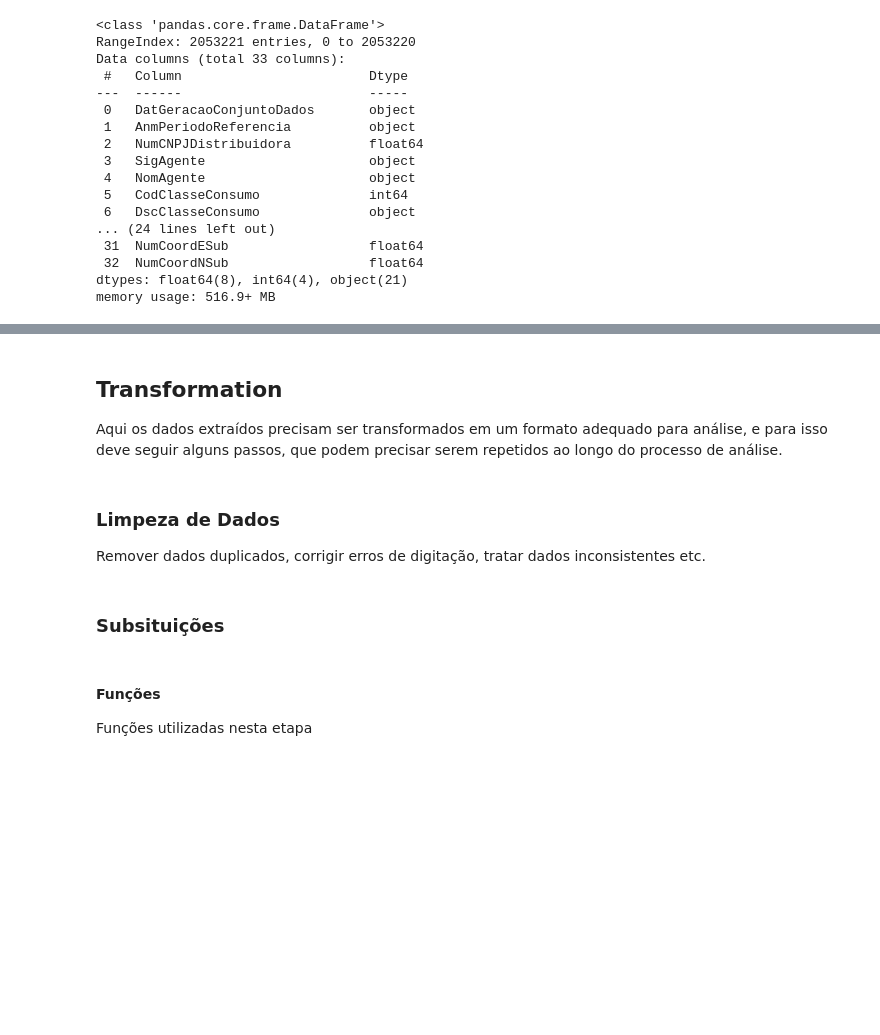
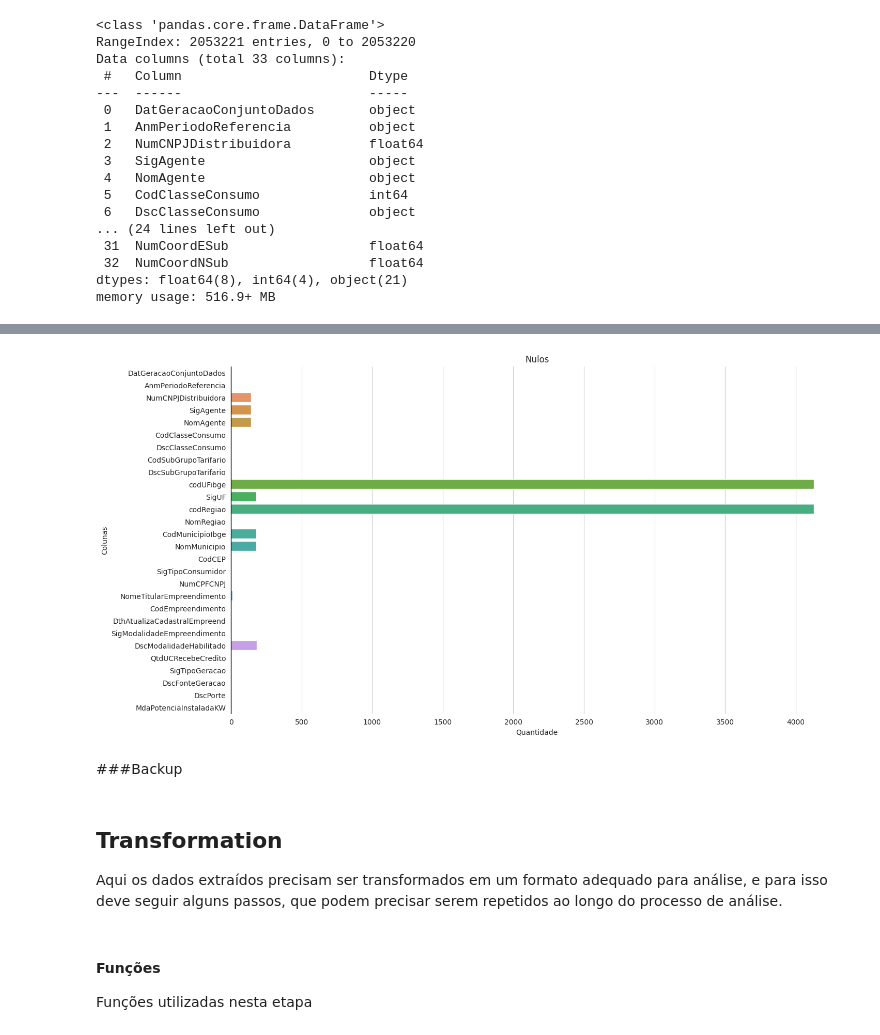
Before and after one commit to squadOito/soulcodead2, a Jupyter notebook: notebooks/notebook_geracao_distribuida_bruto.ipynb, the cells around one changed output, grey strips where cells are left out. Drawn from its saved outputs; the diff is of its cells as text; code cells hidden in the pictures; blank space fills up the shorter version.

```diff
--- a/notebooks/notebook_geracao_distribuida_bruto.ipynb
+++ b/notebooks/notebook_geracao_distribuida_bruto.ipynb
@@ -211,14 +280,43 @@ memory usage: 516.9+ MB
+# %%
+dfna = df[['DatGeracaoConjuntoDados', 'AnmPeriodoReferencia',
+       'NumCNPJDistribuidora', 'SigAgente', 'NomAgente', 'CodClasseConsumo',
+       'DscClasseConsumo', 'CodSubGrupoTarifario', 'DscSubGrupoTarifario',
+       'codUFibge', 'SigUF', 'codRegiao', 'NomRegiao', 'CodMunicipioIbge',
+       'NomMunicipio', 'CodCEP', 'SigTipoConsumidor', 'NumCPFCNPJ',
+       'NomeTitularEmpreendimento', 'CodEmpreendimento',
+       'DthAtualizaCadastralEmpreend', 'SigModalidadeEmpreendimento',
+       'DscModalidadeHabilitado', 'QtdUCRecebeCredito', 'SigTipoGeracao',
+       'DscFonteGeracao', 'DscPorte', 'MdaPotenciaInstaladaKW']]
+# %%
+# configuração do estilo de fundo
+sns.set_style('whitegrid')
+
+# parâmetros do gráfico de barras do seaborn
+axis = sns.barplot(y=(dfna.count()).index, x=dfna[dfna.columns].isnull().sum(), dodge=2)
+
+# configurações dos eixos
+axis.set(frame_on=False)
+axis.axvline(0, color='k', clip_on=False, linewidth=1)
+
+# ajuste para plotagem nos eixos
+plt.subplots_adjust(left=0.15, bottom=0.1, right=2, top=1.5)
+
+# nomeação de eixos e título
+plt.ylabel('Colunas')
+plt.xlabel('Quantidade')
+plt.title('Nulos')
+
+plt.show()
+# %% [output]
+[figure, added]
+# %% [markdown]
+###Backup
 # %%
 # Backup local
 dfbackup1 = df.copy()
 # %% [markdown]
 ## Transformation
 Aqui os dados extraídos precisam ser transformados em um formato adequado para análise, e para isso deve seguir alguns passos, que podem precisar serem repetidos ao longo do processo de análise.
-# %% [markdown]
-### Limpeza de Dados
-Remover dados duplicados, corrigir erros de digitação, tratar dados inconsistentes etc.
-# %% [markdown]
-### Subsituições
 # %% [markdown]
 #### Funções
 
```
Also changed, not shown: parts of 14 cells of this notebook.
